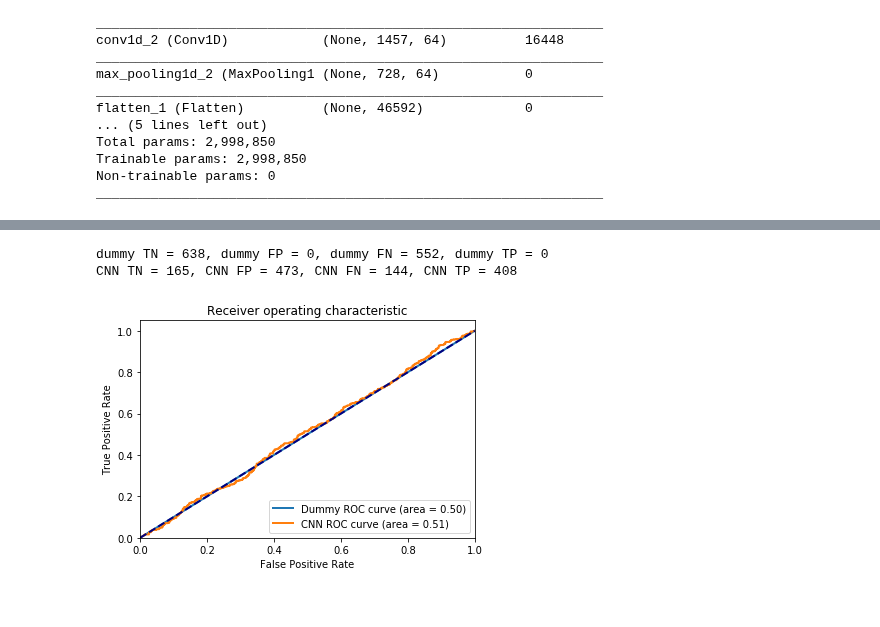
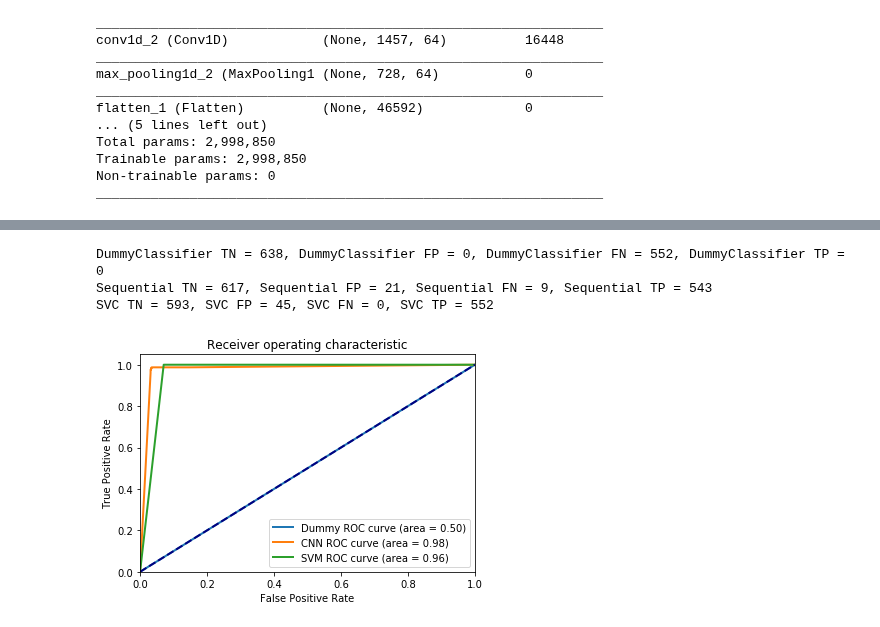
Before and after one commit to letovesnoi/machine-learning, a Jupyter notebook: projects/capstone/capstone.ipynb, the cells around one changed output, grey strips where cells are left out. Saved outputs shown, nothing was run; the diff lists cells and outputs as text; code cells hidden in the pictures.

```diff
--- a/projects/capstone/capstone.ipynb
+++ b/projects/capstone/capstone.ipynb
@@ -234,10 +233,6 @@ for index, row in grouped_df.iterrows():
 # fthr_rr = get_fthr(spectra_rr_pathes, fthr_rr, discrete_masses)
 # %%
 # Skip other cells except initialization and run this
-spectra_pathes = [os.path.join(spectra_dir, sp) for sp in os.listdir(spectra_dir)]
-
-spectra_rr_pathes = [os.path.join(spectra_rr_dir, sp) for sp in os.listdir(spectra_rr_dir)]
-
 def get_df_from_files(fthr,  fthr_rr):
     spectra_df = pd.read_feather(fthr)
     del spectra_df['index']
@@ -473,17 +486,16 @@ Non-trainable params: 0
 _________________________________________________________________
 # %%
 # compile the model
-model.compile(loss='categorical_crossentropy', optimizer='rmsprop', metrics=['accuracy'])
+cnn_clf.compile(loss='categorical_crossentropy', optimizer='rmsprop', metrics=['accuracy'])
 # %%
 # train the model
 from keras.callbacks import ModelCheckpoint
 from sklearn.utils import class_weight
 
 checkpointer = ModelCheckpoint(filepath='model.weights.best.hdf5', verbose=1, save_best_only=True)
-y = [y_t.argmax() for y_t in y_train]
-w = dict(enumerate(class_weight.compute_class_weight('balanced', np.unique(y), y)))
+w = dict(enumerate(class_weight.compute_class_weight('balanced', np.unique(train_binary_labels), train_binary_labels)))
 print('class weight = ', w, '\n')
-hist = model.fit(X_train, y_train, batch_size=32, epochs=25, validation_split=0.2,
+hist = cnn_clf.fit(X_train_3d, y_train, batch_size=32, epochs=25, validation_split=0.2,
                  callbacks=[checkpointer], verbose=2, shuffle=True, class_weight=w)
 # %% [output]
 class weight =  {0: 0.9338697017268446, 1: 1.0762098597919494}
@@ -506,52 +518,55 @@ Epoch 00100: val_loss did not improve from 0.78015
 # %%
 # load the weights that yielded the best validation accuracy
-model.load_weights('model.weights.best.hdf5')
+cnn_clf.load_weights('model.weights.best.hdf5')
 # %%
 # Evaluation
 import matplotlib.pyplot as plt
 from sklearn.metrics import confusion_matrix
 from sklearn.metrics import roc_curve, auc, roc_auc_score
 
-# Calculate AUC and plot roc curve
-def evaluate_imbalanced(true_binary_labels, y_score, label):
-    fpr, tpr, thresholds = roc_curve(true_binary_labels, y_score)
+def evaluate_imbalanced(clf):
+    type_clf = type(clf).__name__
+    if type_clf == 'Sequential':
+        x = X_test_3d
+    else:
+        x = X_test
+    y_pred = clf.predict(x)
+    if type_clf != 'SVC':
+        pred_binary_labels = np.argmax(y_pred, axis=1)
+        y_score = y_pred[:, 1]
+    else:
+        pred_binary_labels = y_pred
+        y_score = y_pred
+    tn, fp, fn, tp = confusion_matrix(test_binary_labels, pred_binary_labels).ravel()
+    print('{name} TN = {tn}, {name} FP = {fp}, {name} FN = {fn}, {name} TP = {tp}'.
+          format(tn=tn, fp=fp, fn=fn, tp=tp, name=type_clf))
+    fpr, tpr, thresholds = roc_curve(test_binary_labels, y_score)
     auc_score = auc(fpr, tpr)
-    plt.plot(fp_rate, tp_rate, marker='.', label='{} ROC curve (area = {0:0.2f})'.format(label, auc_score))
+    return fpr, tpr, auc_score
 
-true_binary_labels = np.argmax(y_test, axis=1)
 
-# Evaluate dummy model
-y_dummy = dummy_clf.predict(X_test)
-dummy_binary_labels = np.argmax(y_dummy, axis=1)
-tn_d, fp_d, fn_d, tp_d = confusion_matrix(true_binary_labels, dummy_binary_labels).ravel()
-print('dummy TN = {}, dummy FP = {}, dummy FN = {}, dummy TP = {}'.format(tn_d, fp_d, fn_d, tp_d))
-fpr_d, tpr_d, thresholds_d = roc_curve(true_binary_labels, y_dummy[:, 1])
-auc_dummy = auc(fpr_d, tpr_d)
-
-# Evaluate CNN
-y_cnn = model.predict(X_test)
-pred_binary_labels = np.argmax(y_cnn, axis=1)
-tn_cnn, fp_cnn, fn_cnn, tp_cnn = confusion_matrix(true_binary_labels, pred_binary_labels).ravel()
-print('CNN TN = {}, CNN FP = {}, CNN FN = {}, CNN TP = {}'.format(tn_cnn, fp_cnn, fn_cnn, tp_cnn))
-fpr_cnn, tpr_cnn, thresholds_cnn = roc_curve(true_binary_labels, y_cnn[:, 1])
-auc_cnn = auc(fpr_cnn, tpr_cnn)
+fpr_d, tpr_d, auc_d = evaluate_imbalanced(dummy_clf)
+fpr_cnn, tpr_cnn, auc_cnn = evaluate_imbalanced(cnn_clf)
+fpr_svc, tpr_svc, auc_svc = evaluate_imbalanced(svc_clf)
 
 # Plot ROC curves for these two models
 plt.figure()
-plt.plot(fpr_d, tpr_d, lw=2, label='Dummy ROC curve (area = %0.2f)' % auc_dummy)
+plt.plot(fpr_d, tpr_d, lw=2, label='Dummy ROC curve (area = %0.2f)' % auc_d)
 plt.plot(fpr_cnn, tpr_cnn, lw=2, label='CNN ROC curve (area = %0.2f)' % auc_cnn)
+plt.plot(fpr_svc, tpr_svc, lw=2, label='SVM ROC curve (area = %0.2f)' % auc_svc)
 plt.plot([0, 1], [0, 1], color='navy', lw=2, linestyle='--')
 plt.xlim([0.0, 1.0])
 plt.ylim([0.0, 1.05])
 plt.xlabel('False Positive Rate')
 plt.ylabel('True Positive Rate')
 plt.title('Receiver operating characteristic')
 plt.legend(loc="lower right")
 plt.show()
 # %% [output]
-dummy TN = 638, dummy FP = 0, dummy FN = 552, dummy TP = 0
-CNN TN = 165, CNN FP = 473, CNN FN = 144, CNN TP = 408
+DummyClassifier TN = 638, DummyClassifier FP = 0, DummyClassifier FN = 552, DummyClassifier TP = 0
+Sequential TN = 617, Sequential FP = 21, Sequential FN = 9, Sequential TP = 543
+SVC TN = 593, SVC FP = 45, SVC FN = 0, SVC TP = 552
-[figure, old version]
+[figure, new version]
 # %%
 # Visualize some predictions
 import matplotlib.pyplot as plt
```
Also changed, not shown: parts of 8 cells of this notebook.
